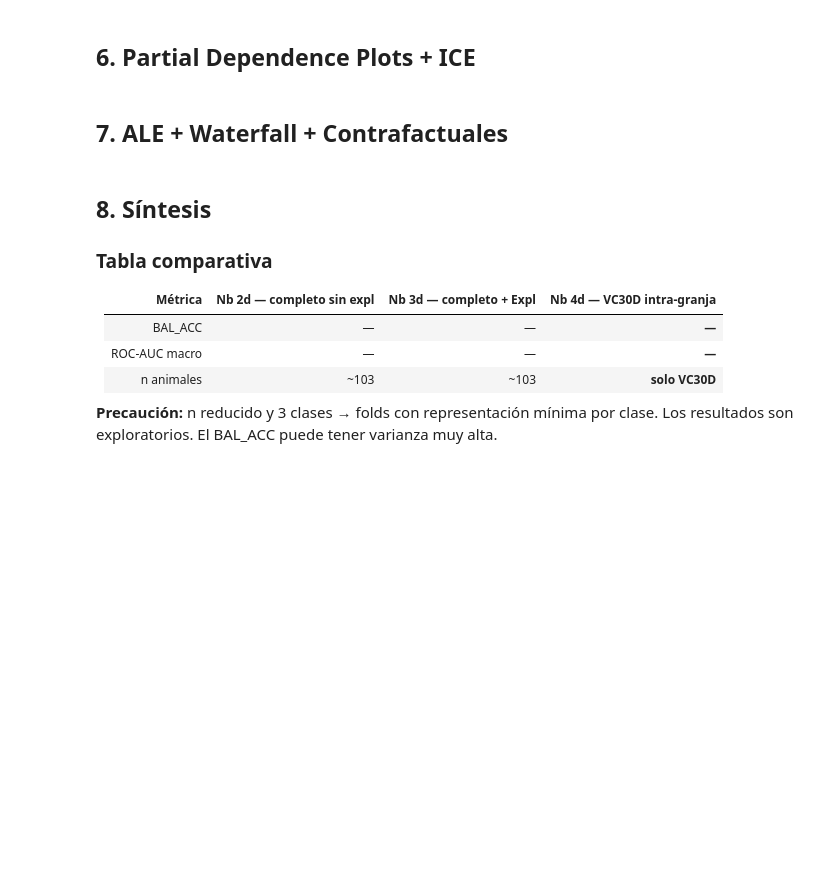
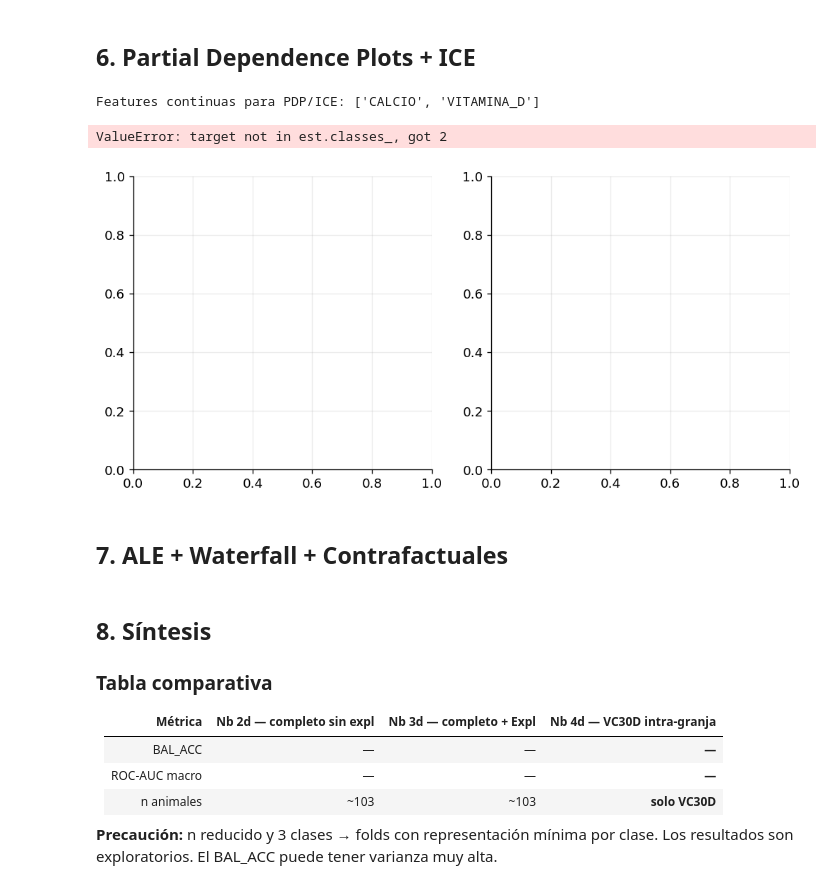
Before and after one commit to obarquero/Tuberculosis_VitD, a Jupyter notebook: analysis_completo/04d_VC30D_CV_Animal_PatronLesiones3.ipynb, the cells around one changed output. Cells and saved outputs as stored; diff of their text form; code cells hidden in the pictures; blank space fills up the shorter version.

```diff
--- a/analysis_completo/04d_VC30D_CV_Animal_PatronLesiones3.ipynb
+++ b/analysis_completo/04d_VC30D_CV_Animal_PatronLesiones3.ipynb
@@ -285,32 +345,37 @@ print(f"Estabilidad Spearman entre folds: {np.nanmean(cors):.3f}")
 # %%
 CONT_4D = [f for f in SELECTED_4D if f in tb.NUM_FEATURES and Xs[f].nunique() > 5]
 if not CONT_4D:
     CONT_4D = [f for f in SELECTED_4D if f in tb.NUM_FEATURES]
 
-target_pdp = idx_gen if idx_gen >= 0 else 0
+target_label = int(classes_sorted[idx_gen]) if idx_gen >= 0 else int(classes_sorted[0])
+target_col   = idx_gen if idx_gen >= 0 else 0  # columna en predict_proba
 print(f"Features continuas para PDP/ICE: {CONT_4D}")
 if CONT_4D:
     n_c = len(CONT_4D)
     fig, axes = plt.subplots(1, n_c, figsize=(5 * n_c, 4.5))
     if n_c == 1: axes = [axes]
     PartialDependenceDisplay.from_estimator(FINAL_4D, Xs, CONT_4D, kind="average",
-        target=target_pdp, ax=axes, line_kw={"color": PALETTE[0], "lw": 2})
+        target=target_label, ax=axes, line_kw={"color": PALETTE[0], "lw": 2})
     for ax, f in zip(axes, CONT_4D):
         ax.set_title(f"PDP: {tb.PRETTY.get(f, f)}")
     plt.suptitle(f"PDP — Patrón 3 clases ({GRANJA})", y=1.02)
     plt.tight_layout(); plt.savefig("figures/fig_04d_pdp.png", bbox_inches="tight"); plt.show()
 
     fig, axes = plt.subplots(1, n_c, figsize=(5 * n_c, 5))
     if n_c == 1: axes = [axes]
     PartialDependenceDisplay.from_estimator(FINAL_4D, Xs, CONT_4D, kind="both",
-        target=target_pdp, ax=axes,
+        target=target_label, ax=axes,
         ice_lines_kw={"color": "grey", "alpha": 0.2, "lw": 0.7},
         pd_line_kw={"color": PALETTE[0], "lw": 2.5},
         centered=True)
     for ax, f in zip(axes, CONT_4D):
         ax.set_title(f"ICE + PDP: {tb.PRETTY.get(f, f)}")
     plt.suptitle(f"ICE + PDP — Patrón 3 clases ({GRANJA})", y=1.02)
     plt.tight_layout(); plt.savefig("figures/fig_04d_ice.png", bbox_inches="tight"); plt.show()
+# %% [output]
+Features continuas para PDP/ICE: ['CALCIO', 'VITAMINA_D']
+ValueError: target not in est.classes_, got 2
+[figure, added]
 # %% [markdown]
 ## 7. ALE + Waterfall + Contrafactuales
 # %%
```
Also changed, not shown: parts of 9 cells of this notebook, 38 other files.
